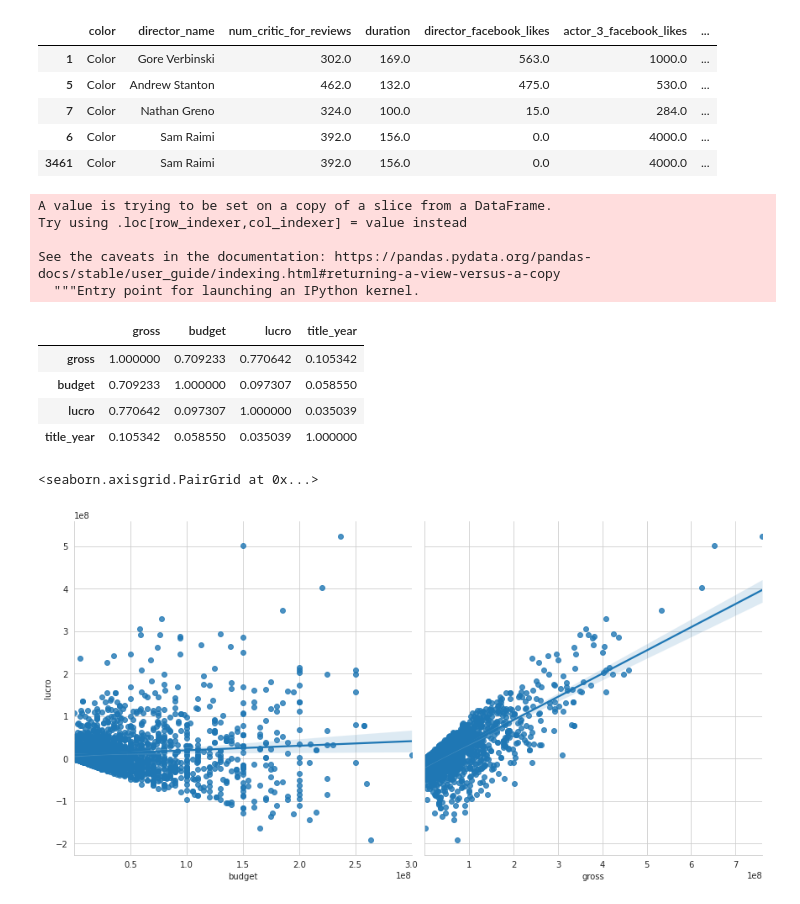
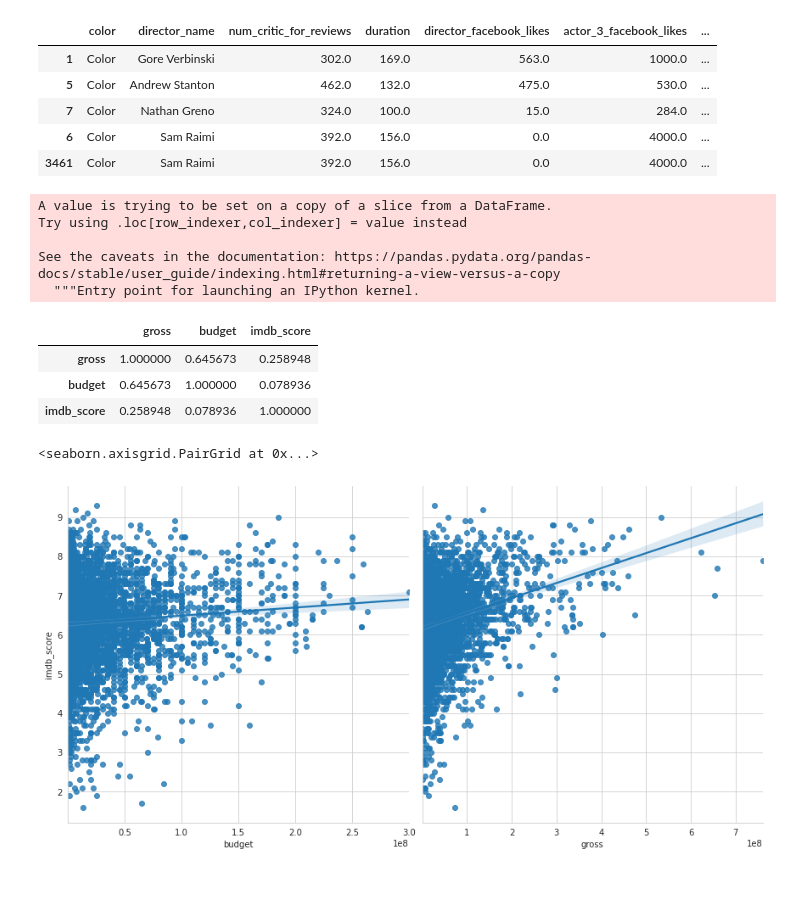
Before and after one commit to Bertoncini/AdminLte-ReactJs, a Jupyter notebook: 03_Desafio_07.ipynb, the cells around one changed output. Drawn from its saved outputs; the diff is of its cells as text; code cells hidden in the pictures.

```diff
--- a/03_Desafio_07.ipynb
+++ b/03_Desafio_07.ipynb
@@ -47,21 +47,19 @@ imdb_usa.sort_values("budget", ascending=False).head()
 # %%
 imdb_usa['lucro'] = imdb_usa['gross'] - imdb_usa['budget']
 
-filmes_depois_de_2000 = imdb_usa.query('title_year >= 2000')
-filmes_depois_de_2000[["gross", "budget", "lucro", "title_year"]].corr()
+imdb_usa[["gross", "budget", "imdb_score"]].corr()
 # %% [output]
 A value is trying to be set on a copy of a slice from a DataFrame.
 Try using .loc[row_indexer,col_indexer] = value instead
 
 See the caveats in the documentation: https://pandas.pydata.org/pandas-docs/stable/user_guide/indexing.html#returning-a-view-versus-a-copy
   """Entry point for launching an IPython kernel.
-|  | gross | budget | lucro | title_year |
-| gross | 1.000000 | 0.709233 | 0.770642 | 0.105342 |
-| budget | 0.709233 | 1.000000 | 0.097307 | 0.058550 |
-| lucro | 0.770642 | 0.097307 | 1.000000 | 0.035039 |
-| title_year | 0.105342 | 0.058550 | 0.035039 | 1.000000 |
+|  | gross | budget | imdb_score |
+| gross | 1.000000 | 0.645673 | 0.258948 |
+| budget | 0.645673 | 1.000000 | 0.078936 |
+| imdb_score | 0.258948 | 0.078936 | 1.000000 |
 # %%
-sns.pairplot(filmes_depois_de_2000, y_vars='lucro', x_vars=['budget', 'gross'], height=6, kind='reg')
+sns.pairplot(imdb_usa, y_vars='imdb_score', x_vars=['budget', 'gross'], height=6, kind='reg')
 # %% [output]
 <seaborn.axisgrid.PairGrid at 0x...>
-[figure, old version]
+[figure, new version]
```
Also changed, not shown: parts of 6 cells of this notebook.
